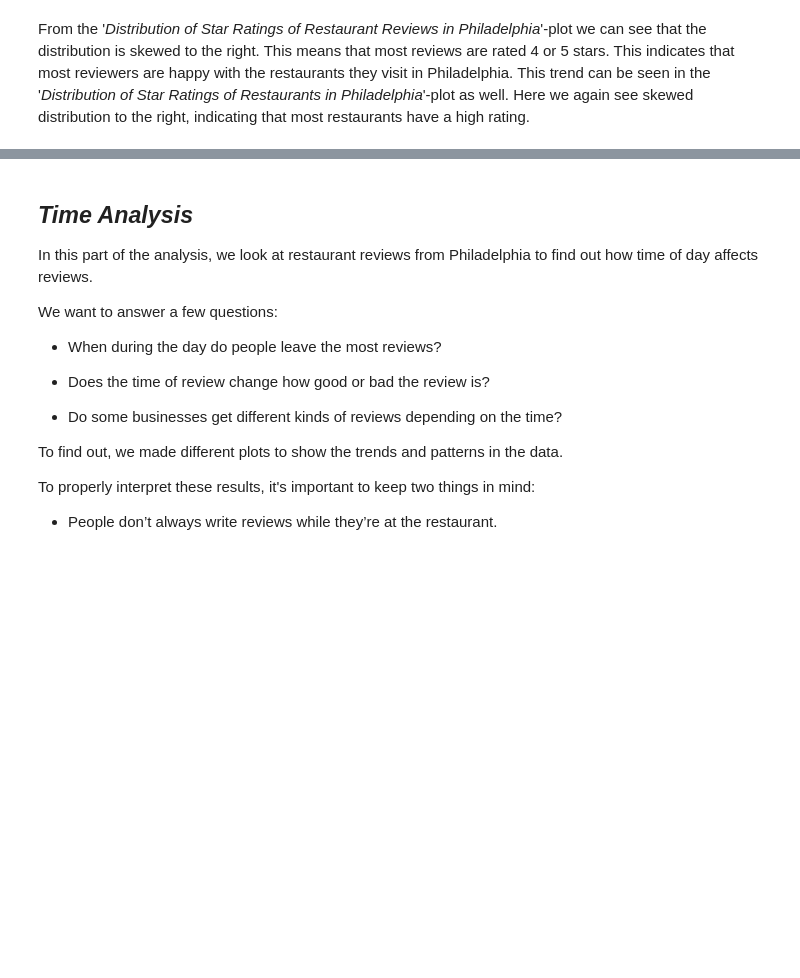
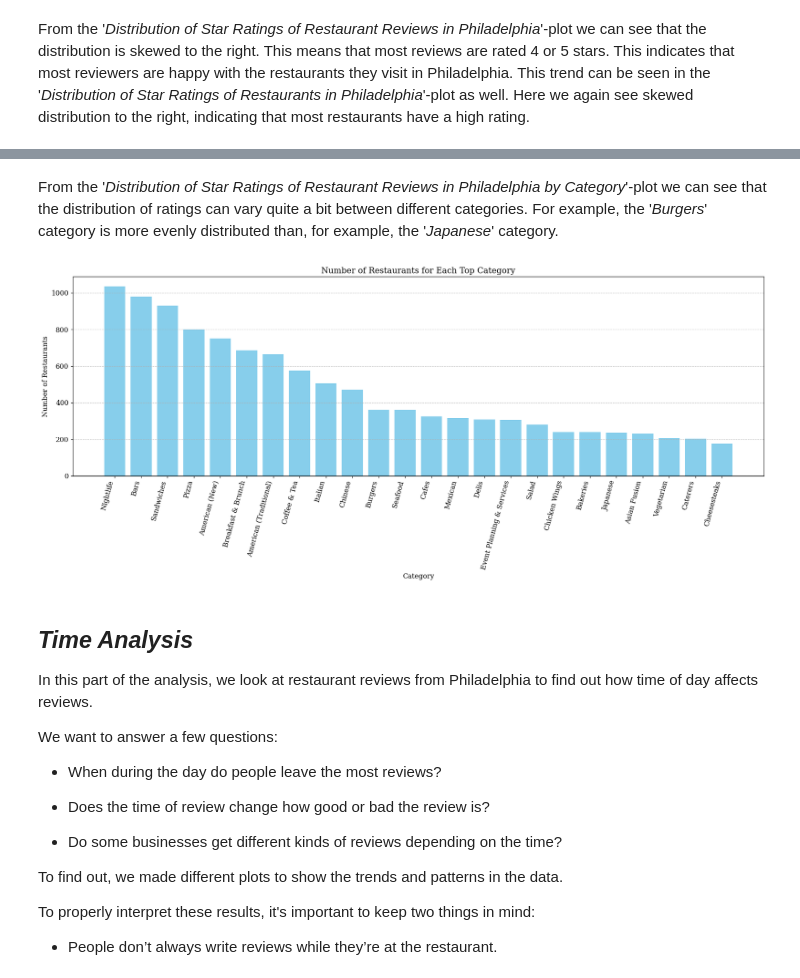
Before and after one commit to SorenLKuhl/SorenLKuhl.github.io, a Jupyter notebook: notebooks/explainer.ipynb, the cells around one changed output, grey strips where cells are left out. Saved outputs shown, nothing was run; the diff lists cells and outputs as text; code cells hidden in the pictures; blank space fills up the shorter version.

Commit message:
categories

```diff
--- a/notebooks/explainer.ipynb
+++ b/notebooks/explainer.ipynb
@@ -93,8 +92,8 @@ We see that we have just under 700.000 reviews of restaurants in Philadelphia
 ## *Distribution of Ratings*
 Initially we want to look at the distribution of ratings for the restaurants in Philadelphia. We wish to see if reviewers generally give high or low ratings. To do this we will plot the distribution of ratings for all restuarant reviews in the dataset. This can then be compared to rating of each restaurant to see if there is a correlation between the two.
 # %%
-df = pd.read_json('../data/philadelphia_restaurant_reviews.json', lines=True)
-df_businesses = pd.read_json('../data/yelp_academic_dataset_business.json', lines=True)
+df = pd.read_json('../../philadelphia_restaurant_reviews.json', lines=True)
+df_businesses = pd.read_json('../../yelp_academic_dataset_business.json', lines=True)
 df_businesses = df_businesses[df_businesses['city'] == 'Philadelphia']
 # Filter the businesses to only include restaurants
 df_businesses = df_businesses[df_businesses['categories'].str.contains('Restaurants', na=False)]
@@ -130,3 +218,18 @@ From the '*Distribution of Star Ratings of Restaurant Reviews in Philadelphia*'-
+# %% [markdown]
+From the '*Distribution of Star Ratings of Restaurant Reviews in Philadelphia by Category*'-plot we can see that the distribution of ratings can vary quite a bit between different categories. For example, the '*Burgers*' category is more evenly distributed than, for example, the '*Japanese*' category.
+# %%
+category_counts = df_businesses['categories'].value_counts()
+plt.figure(figsize=(18, 8))
+plt.bar(category_counts.index, category_counts.values, color='skyblue')
+plt.xticks(rotation=75, ha='right')
+plt.xlabel("Category")
+plt.ylabel("Number of Restaurants")
+plt.title("Number of Restaurants for Each Top Category")
+plt.tight_layout()
+plt.grid(axis='y', linestyle='--', alpha=0.7)
+plt.show()
+# %% [output]
+[figure, added]
 # %% [markdown]
 ## *Time Analysis*
 In this part of the analysis, we look at restaurant reviews from Philadelphia to find out how time of day affects reviews.
```
Also changed, not shown: parts of 4 cells of this notebook, 1 other file.
